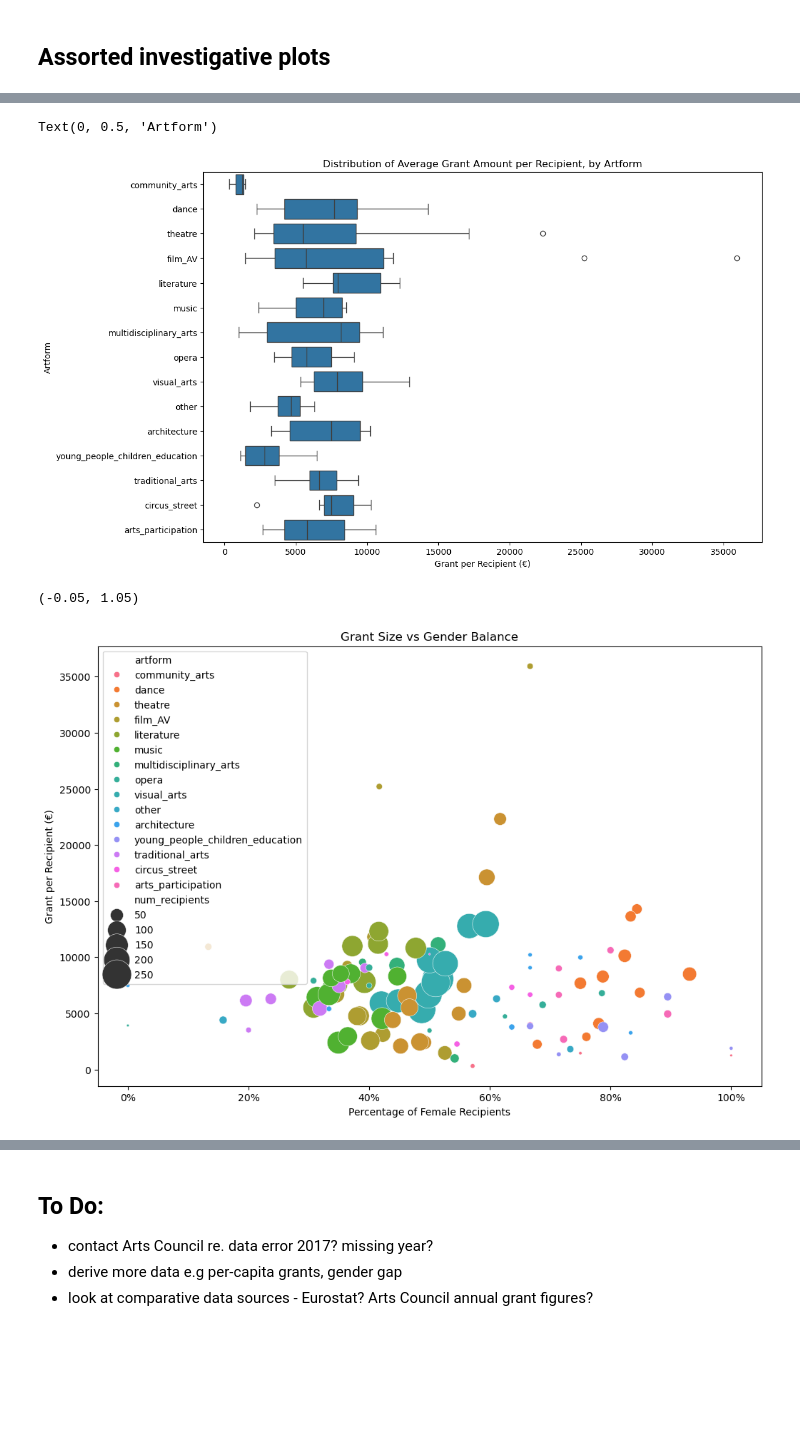
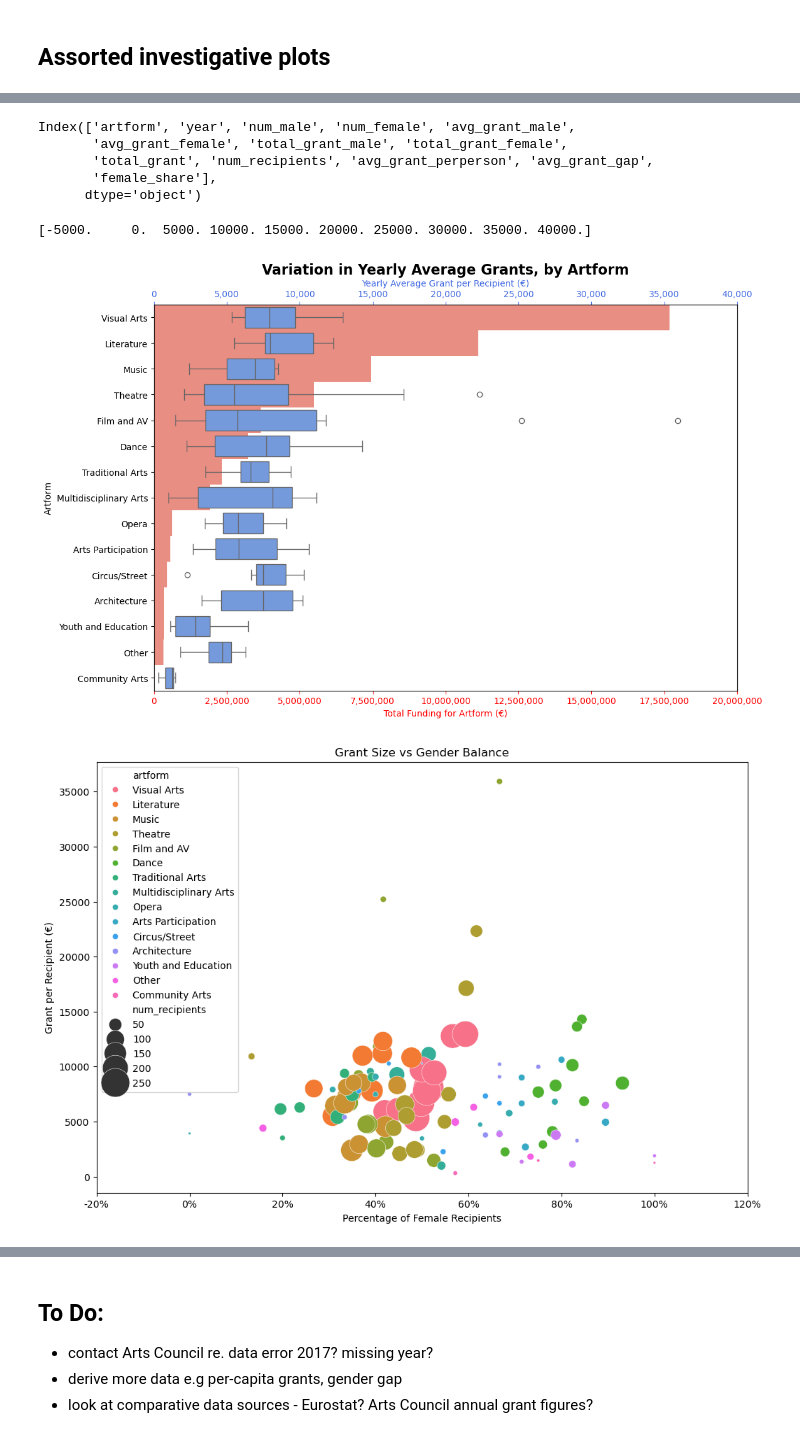
Before and after one commit to SuColl/programming-for-data-analytics, a Jupyter notebook: project/notebook.ipynb, the cells around one changed output, grey strips where cells are left out. Drawn from its saved outputs; the diff is of its cells as text; code cells hidden in the pictures; blank space fills up the shorter version.

```diff
--- a/project/notebook.ipynb
+++ b/project/notebook.ipynb
@@ -151,12 +122,11 @@ df.columns = (
         .str.replace(" ", "_")
     )
 
-# Change all artform names to lowercase, remove whitespace and punctuation
+# Change all artform names to title case, strip end whitespace and punctuation
 df["artform"] = (
         df_all_years["artform"]
         .str.strip()
-        .str.lower()
-        .str.replace(" ", "_")
+        .str.title()
         .str.replace("-", "")
         .str.replace(",", "")
     )
@@ -247,8 +218,8 @@ list_artforms
 # Check for null values
 print(df.isnull().sum())
 
-# Drop the entry where the artform is "summary" (error in raw data?)
-df = df[df["artform"] != "summary"]
+# Drop the entry where the artform is "Summary" (error in raw data?)
+df = df[df["artform"] != "Summary"]
 
 # List all the artforms in the raw DataFrame
 list_artforms = list(df["artform"].sort_values().unique())
@@ -416,18 +441,53 @@ Text(0.5, 1.0, 'Arts Council grants to artists, by artform')
+# %%
+df.columns
+# %% [output]
+Index(['artform', 'year', 'num_male', 'num_female', 'avg_grant_male',
+       'avg_grant_female', 'total_grant_male', 'total_grant_female',
+       'total_grant', 'num_recipients', 'avg_grant_perperson', 'avg_grant_gap',
+       'female_share'],
+      dtype='object')
 # %%
 # Boxplot of average grant per artform
 plt.figure(figsize=(12, 8))
 
+# Set order of artforms, from most funded to least funded, for both plots
+artforms_by_total_funding = list(df_pivot_grant.sum(axis=1).sort_values(ascending=False).index)
+
+
 # https://seaborn.pydata.org/generated/seaborn.boxplot.html
-sns.boxplot(df,
+ax1 = sns.barplot(df_pivot_grant.sum(axis=1), width=1,
+                 orient="h", color="salmon",
+                 order=artforms_by_total_funding)
+ax1.tick_params(axis="x", color="red", labelcolor="red")
+plt.xticks(plt.xticks()[0], labels=["{:,.0f}".format(x) for x in plt.xticks()[0]])
+ax1.set_xlim(left=0)
+plt.xlabel("Total Funding for Artform (€)", color="red")
+plt.ylabel("Artform")
+
+#ax1.ticklabel_format(axis="x", style="plain")
+
+
+# plot on secondary axis
+ax1.twiny()
+ax2 = sns.boxplot(df,
             x="avg_grant_perperson",
-            y="artform")
+            y="artform",
+            order=artforms_by_total_funding,
+            color="cornflowerblue")
 
-plt.title("Distribution of Average Grant Amount per Recipient, by Artform")
-plt.xlabel("Grant per Recipient (€)")
-plt.ylabel("Artform")
+ax2.tick_params(axis="x", color="royalblue", labelcolor="royalblue")
+plt.xticks(plt.xticks()[0], labels=["{:,.0f}".format(x) for x in plt.xticks()[0]])
+#print(plt.xticks()[1])
+plt.xlabel("Yearly Average Grant per Recipient (€)", color="royalblue")
+ax2.set_xlim(left=0)
+
+plt.title("Variation in Yearly Average Grants, by Artform",
+          fontsize=16, fontweight="bold")
+
+print(plt.xticks()[0])
 # %% [output]
-Text(0, 0.5, 'Artform')
+[-5000.     0.  5000. 10000. 15000. 20000. 25000. 30000. 35000. 40000.]
-[figure, old version]
+[figure, new version]
 # %%
 # Plot the size of grant against the percentage of women recipients.
 
@@ -441,16 +501,16 @@ sns.scatterplot(df,
                 hue="artform",
                 size="num_recipients",
                 sizes=(0,1000),
-                legend="brief")
+                legend="brief",
+                hue_order=artforms_by_total_funding)
 
 plt.xlabel("Percentage of Female Recipients")
 plt.ylabel("Grant per Recipient (€)")
 plt.xticks(plt.xticks()[0], labels=["{:00.0f}%".format(x) for x in plt.xticks()[0]*100])
 plt.title("Grant Size vs Gender Balance")
-plt.xlim(-0.05,1.05)
+plt.xlim = (-0.05,1.05)
 # %% [output]
-(-0.05, 1.05)
-[figure, old version]
+[figure, new version]
 # %%
 # Plot funding for selected artforms with shared x- and y-axes.
 
```
Also changed, not shown: parts of 16 cells of this notebook.
